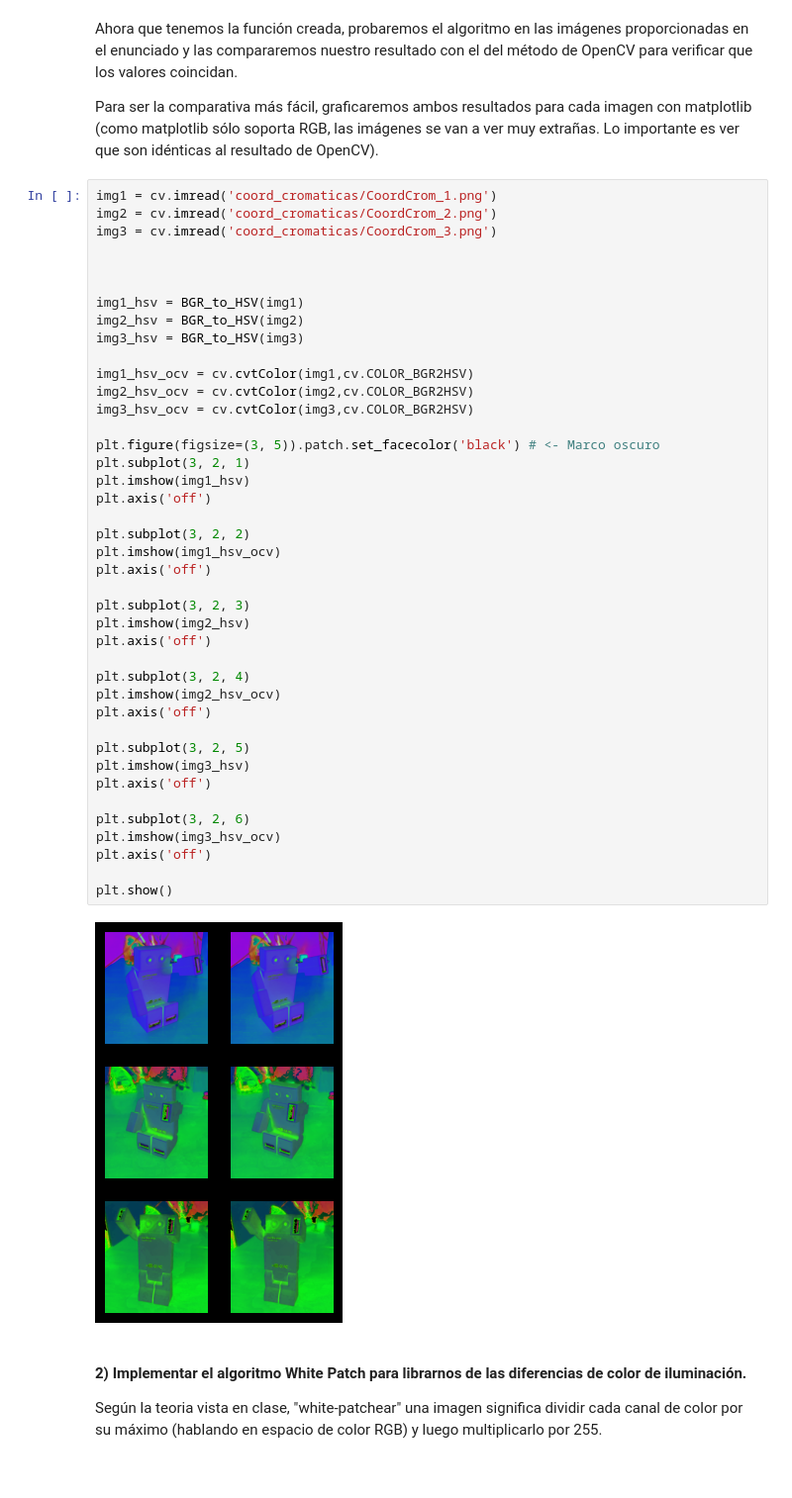
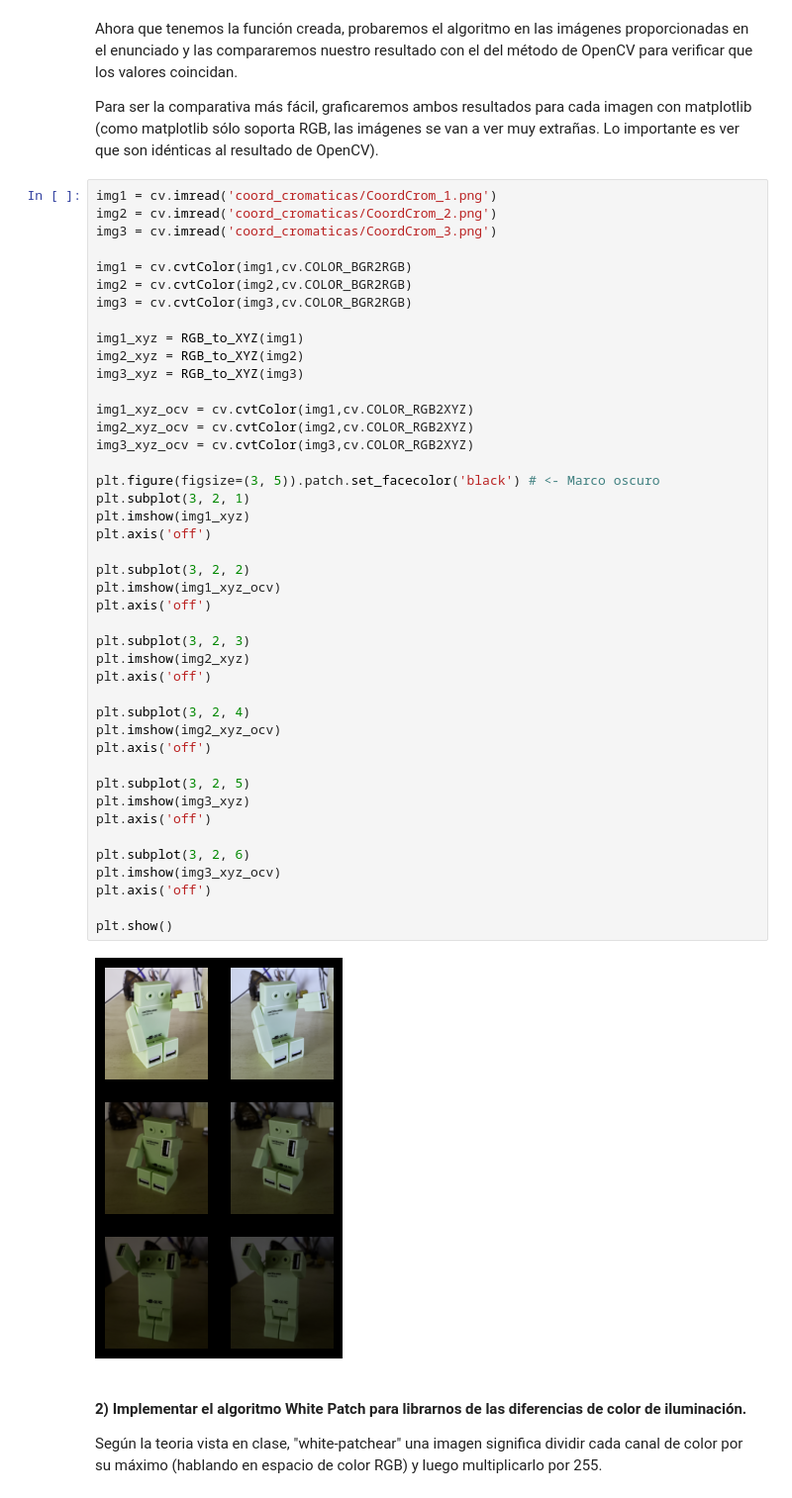
Before and after one commit to Muscian/VpC_1, a Jupyter notebook: Material_TPs/TP1/TP1_resuelto.ipynb, the cells around one changed output. Shown at 99% size. Drawn from its saved outputs; the diff is of its cells as text.

```diff
--- a/Material_TPs/TP1/TP1_resuelto.ipynb
+++ b/Material_TPs/TP1/TP1_resuelto.ipynb
@@ -78,46 +45,48 @@ Para ser la comparativa más fácil, graficaremos ambos resultados para cada ima
 # %%
 img1 = cv.imread('coord_cromaticas/CoordCrom_1.png')
 img2 = cv.imread('coord_cromaticas/CoordCrom_2.png')
 img3 = cv.imread('coord_cromaticas/CoordCrom_3.png')
 
+img1 = cv.cvtColor(img1,cv.COLOR_BGR2RGB)
+img2 = cv.cvtColor(img2,cv.COLOR_BGR2RGB)
+img3 = cv.cvtColor(img3,cv.COLOR_BGR2RGB)
 
+img1_xyz = RGB_to_XYZ(img1)
+img2_xyz = RGB_to_XYZ(img2)
+img3_xyz = RGB_to_XYZ(img3)
 
-img1_hsv = BGR_to_HSV(img1)
-img2_hsv = BGR_to_HSV(img2)
-img3_hsv = BGR_to_HSV(img3)
-
-img1_hsv_ocv = cv.cvtColor(img1,cv.COLOR_BGR2HSV)
-img2_hsv_ocv = cv.cvtColor(img2,cv.COLOR_BGR2HSV)
-img3_hsv_ocv = cv.cvtColor(img3,cv.COLOR_BGR2HSV)
+img1_xyz_ocv = cv.cvtColor(img1,cv.COLOR_RGB2XYZ)
+img2_xyz_ocv = cv.cvtColor(img2,cv.COLOR_RGB2XYZ)
+img3_xyz_ocv = cv.cvtColor(img3,cv.COLOR_RGB2XYZ)
 
 plt.figure(figsize=(3, 5)).patch.set_facecolor('black') # <- Marco oscuro
 plt.subplot(3, 2, 1)
-plt.imshow(img1_hsv)
+plt.imshow(img1_xyz)
 plt.axis('off')
 
 plt.subplot(3, 2, 2)
-plt.imshow(img1_hsv_ocv)
+plt.imshow(img1_xyz_ocv)
 plt.axis('off')
 
 plt.subplot(3, 2, 3)
-plt.imshow(img2_hsv)
+plt.imshow(img2_xyz)
 plt.axis('off')
 
 plt.subplot(3, 2, 4)
-plt.imshow(img2_hsv_ocv)
+plt.imshow(img2_xyz_ocv)
 plt.axis('off')
 
 plt.subplot(3, 2, 5)
-plt.imshow(img3_hsv)
+plt.imshow(img3_xyz)
 plt.axis('off')
 
 plt.subplot(3, 2, 6)
-plt.imshow(img3_hsv_ocv)
+plt.imshow(img3_xyz_ocv)
 plt.axis('off')
 
 plt.show()
 # %% [output]
-[figure, old version]
+[figure, new version]
 # %% [markdown]
 #### 2) Implementar el algoritmo White Patch para librarnos de las diferencias de color de iluminación.
 
```
Also changed, not shown: parts of 3 cells of this notebook, 1 other file.
